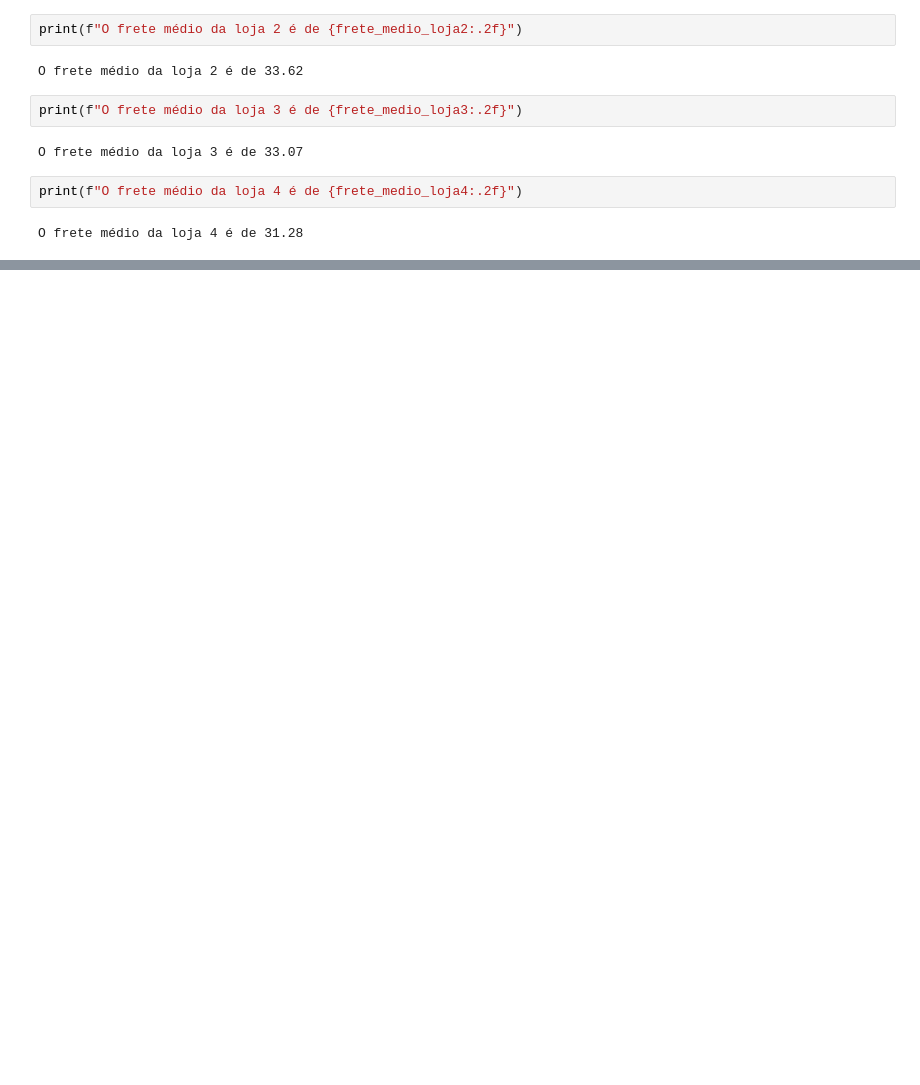
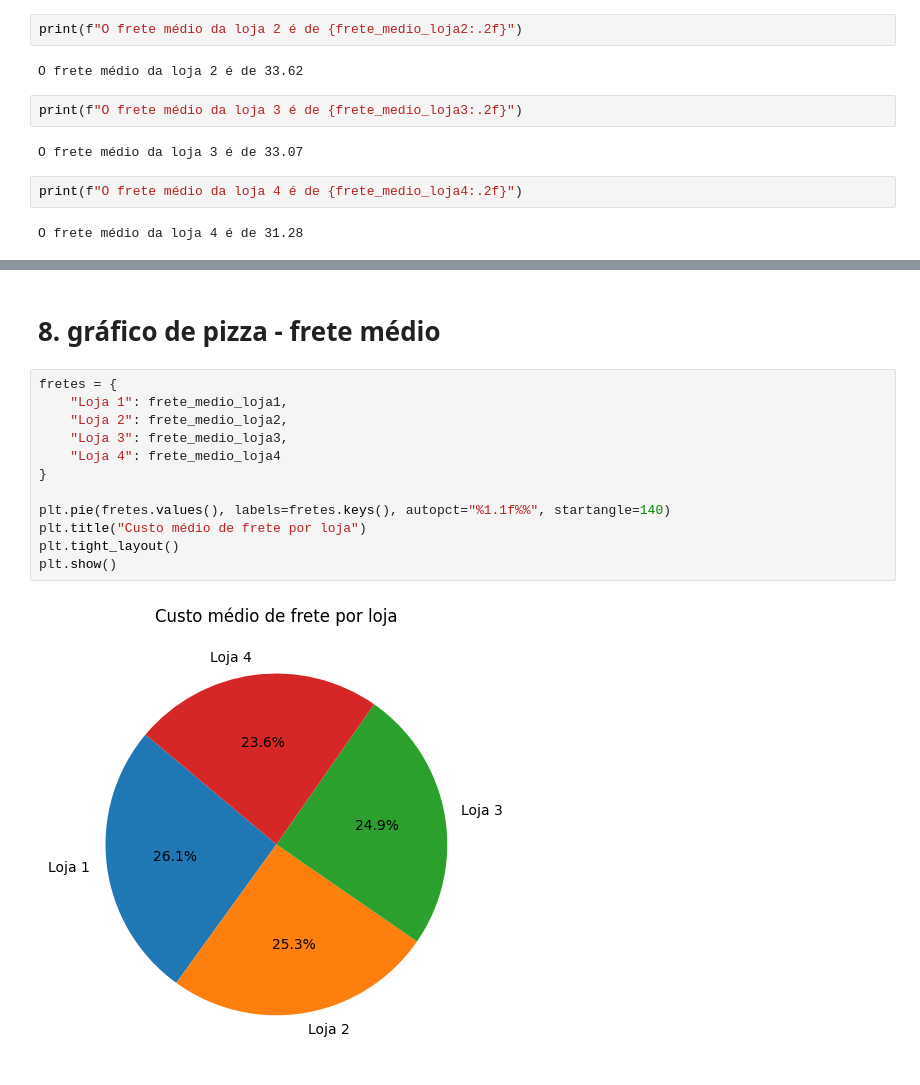
Before and after one commit to FranPomba/challenge1-data-science-main, a Jupyter notebook: AluraStoreBr.ipynb, the cells around one changed output, grey strips where cells are left out. Cells and saved outputs as stored; diff of their text form; blank space fills up the shorter version.

```diff
--- a/AluraStoreBr.ipynb
+++ b/AluraStoreBr.ipynb
@@ -197,0 +256,16 @@ O frete médio da loja 4 é de 31.28
+# %% [markdown]
+# 8. gráfico de pizza - frete médio
+# %%
+fretes = {
+    "Loja 1": frete_medio_loja1,
+    "Loja 2": frete_medio_loja2,
+    "Loja 3": frete_medio_loja3,
+    "Loja 4": frete_medio_loja4
+}
+
+plt.pie(fretes.values(), labels=fretes.keys(), autopct="%1.1f%%", startangle=140)
+plt.title("Custo médio de frete por loja")
+plt.tight_layout()
+plt.show()
+# %% [output]
+[figure, added]
```
Also changed, not shown: parts of 11 cells of this notebook.
